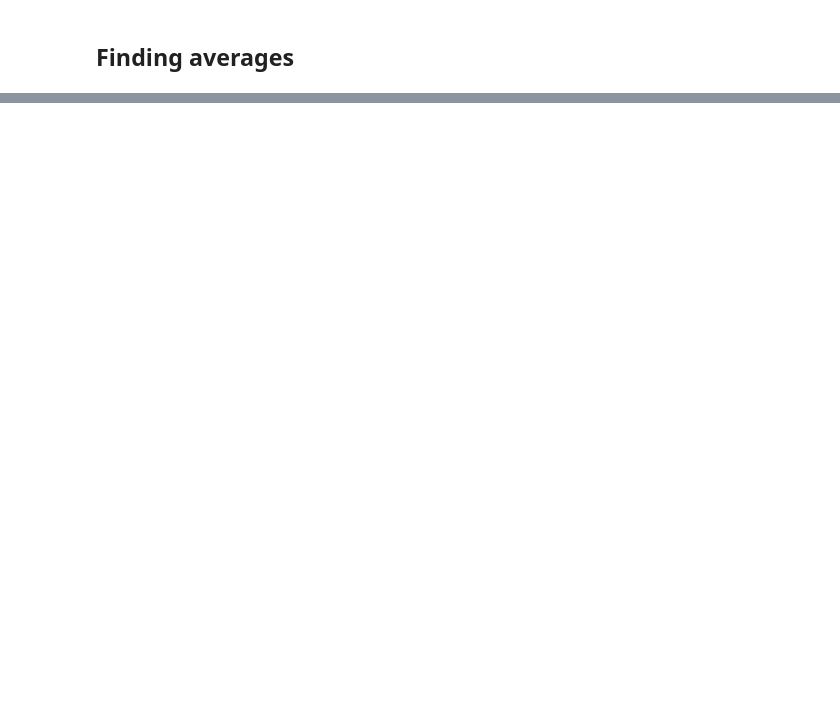
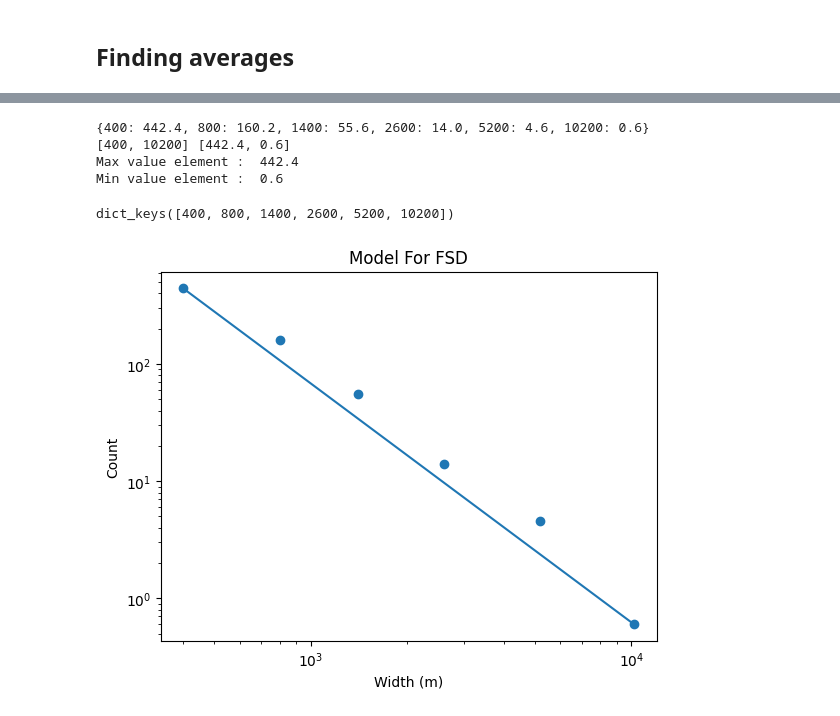
Before and after one commit to Marissa-working/Ice-Floe-Research, a Jupyter notebook: stochastic_model.ipynb, the cells around one changed output, grey strips where cells are left out. Drawn from its saved outputs; the diff is of its cells as text; code cells hidden in the pictures; blank space fills up the shorter version.

```diff
--- a/stochastic_model.ipynb
+++ b/stochastic_model.ipynb
@@ -406,3 +212,43 @@ plt.xscale("log")
+# %%
+upper_dict = {}
+for key in trial_dict:
+    if key >= 300:
+        upper_dict[key] = trial_dict[key]
+
+print(upper_dict)
+
+sizes = list(upper_dict.keys())
+counts = list(upper_dict.values())
+slope1 = []
+slope1.append(sizes[0])
+slope1.append(sizes[-1])
+
+slope2 = []
+slope2.append(counts[0])
+slope2.append(counts[-1])
+total_count = sum(counts)
+
+print(slope1, slope2)
+
+
+plt.scatter(sizes, counts)
+plt.plot(slope1, slope2)
+plt.xlabel("Width (m)")
+plt.ylabel("Count")
+plt.title("Model For FSD")
+plt.yscale("log")
+plt.xscale("log")
+#count, bins, ignored = plt.line(sizes, result)
+print ("Max value element : ", max(counts))
+print("Min value element : ", min(counts))
+upper_dict.keys()
+# %% [output]
+{400: 442.4, 800: 160.2, 1400: 55.6, 2600: 14.0, 5200: 4.6, 10200: 0.6}
+[400, 10200] [442.4, 0.6]
+Max value element :  442.4
+Min value element :  0.6
+dict_keys([400, 800, 1400, 2600, 5200, 10200])
+[figure, added]
 # %%
 # install by `pip install powerlaw`
 import powerlaw
```
Also changed, not shown: parts of 26 cells of this notebook.
